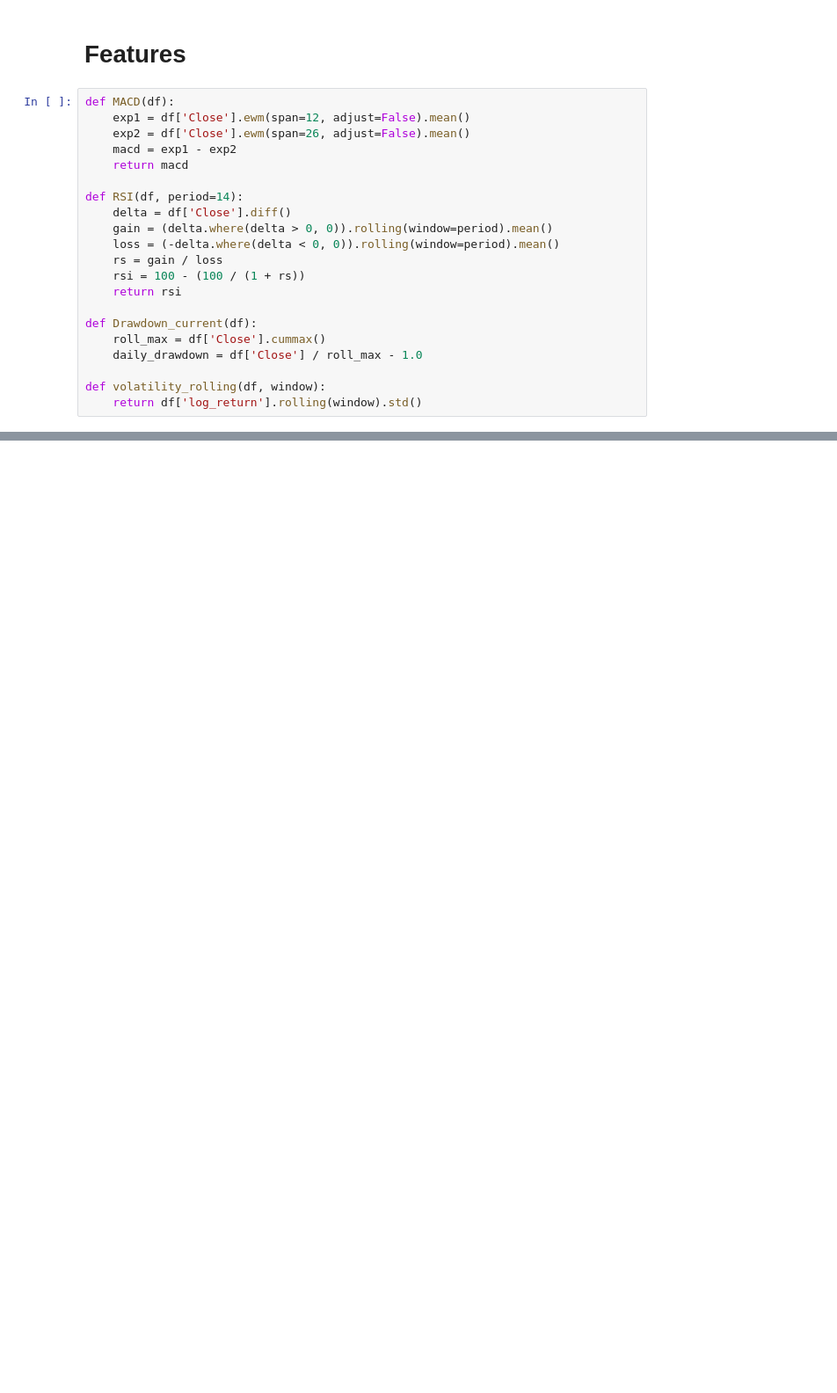
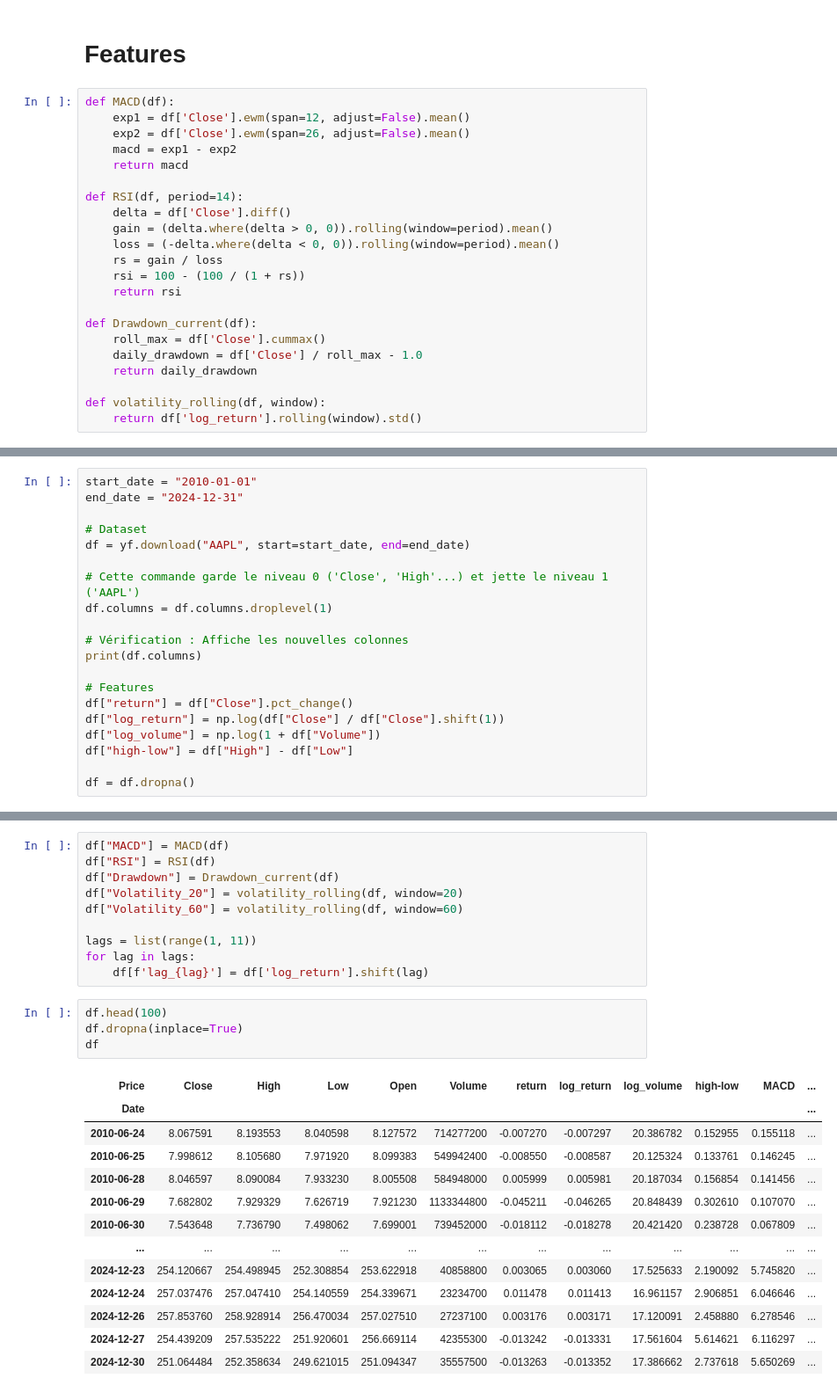
Before and after one commit to dianemans/time-series-pred, a Jupyter notebook: test_samy.ipynb, the cells around one changed output, grey strips where cells are left out. Shown at 88% size. Cells and saved outputs as stored; diff of their text form; blank space fills up the shorter version.

```diff
--- a/test_samy.ipynb
+++ b/test_samy.ipynb
@@ -597,6 +375,7 @@ def RSI(df, period=14):
 def Drawdown_current(df):
     roll_max = df['Close'].cummax()
     daily_drawdown = df['Close'] / roll_max - 1.0
+    return daily_drawdown
 
 def volatility_rolling(df, window):
     return df['log_return'].rolling(window).std()
@@ -629,0 +436,20 @@ def p_value(df):
+# %%
+start_date = "2010-01-01"
+end_date = "2024-12-31"
+
+# Dataset
+df = yf.download("AAPL", start=start_date, end=end_date)
+
+# Cette commande garde le niveau 0 ('Close', 'High'...) et jette le niveau 1 ('AAPL')
+df.columns = df.columns.droplevel(1)
+
+# Vérification : Affiche les nouvelles colonnes
+print(df.columns)
+
+# Features
+df["return"] = df["Close"].pct_change()
+df["log_return"] = np.log(df["Close"] / df["Close"].shift(1))
+df["log_volume"] = np.log(1 + df["Volume"])
+df["high-low"] = df["High"] - df["Low"]
+
+df = df.dropna()
@@ -629,0 +459,28 @@ def p_value(df):
+# %%
+df["MACD"] = MACD(df)
+df["RSI"] = RSI(df)
+df["Drawdown"] = Drawdown_current(df)
+df["Volatility_20"] = volatility_rolling(df, window=20)
+df["Volatility_60"] = volatility_rolling(df, window=60)
+
+lags = list(range(1, 11))
+for lag in lags:
+    df[f'lag_{lag}'] = df['log_return'].shift(lag)
+# %%
+df.head(100)
+df.dropna(inplace=True)
+df
+# %% [output]
+| Price | Close | High | Low | Open | Volume | return | log_return | log_volume | high-low | MACD | ... |
+| Date |  |  |  |  |  |  |  |  |  |  | ... |
+| 2010-06-24 | 8.067591 | 8.193553 | 8.040598 | 8.127572 | 714277200 | -0.007270 | -0.007297 | 20.386782 | 0.152955 | 0.155118 | ... |
+| 2010-06-25 | 7.998612 | 8.105680 | 7.971920 | 8.099383 | 549942400 | -0.008550 | -0.008587 | 20.125324 | 0.133761 | 0.146245 | ... |
+| 2010-06-28 | 8.046597 | 8.090084 | 7.933230 | 8.005508 | 584948000 | 0.005999 | 0.005981 | 20.187034 | 0.156854 | 0.141456 | ... |
+| 2010-06-29 | 7.682802 | 7.929329 | 7.626719 | 7.921230 | 1133344800 | -0.045211 | -0.046265 | 20.848439 | 0.302610 | 0.107070 | ... |
+| 2010-06-30 | 7.543648 | 7.736790 | 7.498062 | 7.699001 | 739452000 | -0.018112 | -0.018278 | 20.421420 | 0.238728 | 0.067809 | ... |
+| ... | ... | ... | ... | ... | ... | ... | ... | ... | ... | ... | ... |
+| 2024-12-23 | 254.120667 | 254.498945 | 252.308854 | 253.622918 | 40858800 | 0.003065 | 0.003060 | 17.525633 | 2.190092 | 5.745820 | ... |
+| 2024-12-24 | 257.037476 | 257.047410 | 254.140559 | 254.339671 | 23234700 | 0.011478 | 0.011413 | 16.961157 | 2.906851 | 6.046646 | ... |
+| 2024-12-26 | 257.853760 | 258.928914 | 256.470034 | 257.027510 | 27237100 | 0.003176 | 0.003171 | 17.120091 | 2.458880 | 6.278546 | ... |
+| 2024-12-27 | 254.439209 | 257.535222 | 251.920601 | 256.669114 | 42355300 | -0.013242 | -0.013331 | 17.561604 | 5.614621 | 6.116297 | ... |
+| 2024-12-30 | 251.064484 | 252.358634 | 249.621015 | 251.094347 | 35557500 | -0.013263 | -0.013352 | 17.386662 | 2.737618 | 5.650269 | ... |
```
Also changed, not shown: parts of 16 cells of this notebook.
